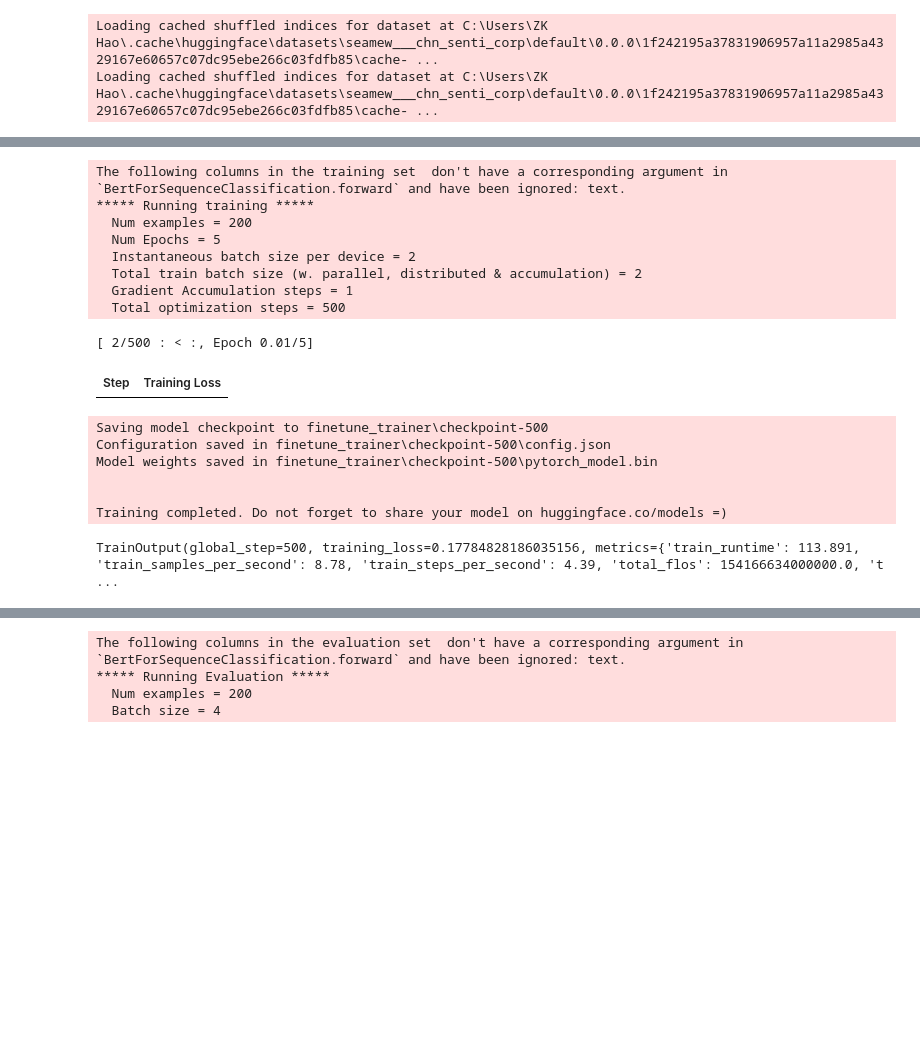
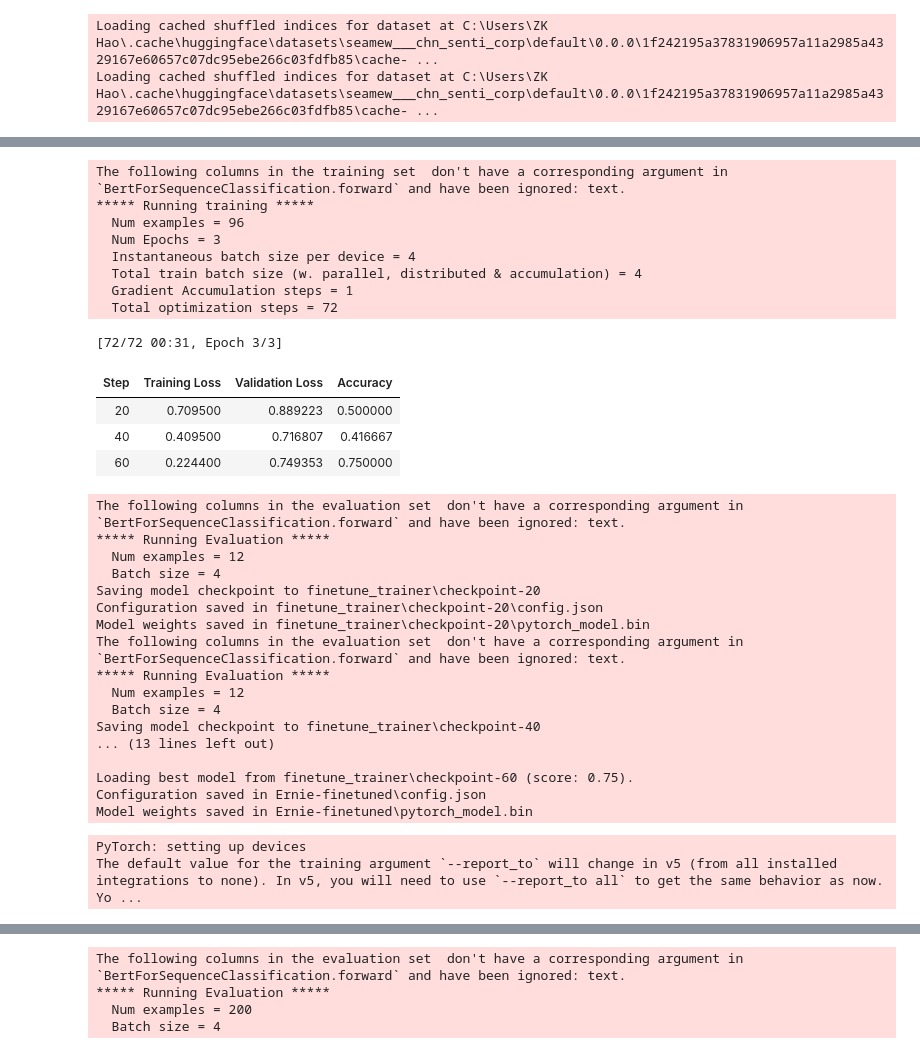
Before and after one commit to Hakump/Danmaku-Sentiment-and-Viewer-Activity, a Jupyter notebook: Ernie-finetune.ipynb, the cells around one changed output, grey strips where cells are left out. Saved outputs shown, nothing was run; the diff lists cells and outputs as text; code cells hidden in the pictures; blank space fills up the shorter version.

```diff
--- a/Ernie-finetune.ipynb
+++ b/Ernie-finetune.ipynb
@@ -44,6 +40,8 @@ tokenized_datasets = chn_train.map(process_data)
 # %%
-small_train_dataset = tokenized_datasets["train"].shuffle(seed=42)
-small_eval_dataset = tokenized_datasets["test"].shuffle(seed=42)
+# remove the select if want to train on the full set
+small_train_dataset = tokenized_datasets["train"].shuffle(seed=42).select(range(96))
+small_eval_dataset = tokenized_datasets["test"].shuffle(seed=42).select(range(12))
+# test_set = tokenized_datasets["dev"].shuffle(seed=42)
 # %% [output]
 Loading cached shuffled indices for dataset at C:\Users\ZK Hao\.cache\huggingface\datasets\seamew___chn_senti_corp\default\0.0.0\1f242195a37831906957a11a2985a4329167e60657c07dc95ebe266c03fdfb85\cache- ...
 Loading cached shuffled indices for dataset at C:\Users\ZK Hao\.cache\huggingface\datasets\seamew___chn_senti_corp\default\0.0.0\1f242195a37831906957a11a2985a4329167e60657c07dc95ebe266c03fdfb85\cache- ...
@@ -79,3 +77,17 @@ The default value for the training argument `--report_to` will change in v5 (fro
+# %%
+# set eval steps to larger (100) if train on the full set
+training_args = TrainingArguments('finetune_trainer',
+                                  evaluation_strategy="steps",
+                                  logging_dir='logs/',
+                                  warmup_steps=50,
+                                  eval_steps=20,
+                                  logging_steps=20,
+                                  per_device_train_batch_size=4,
+                                  per_device_eval_batch_size=4,
+                                  save_total_limit = 3,
+                                  load_best_model_at_end=True,
+                                  metric_for_best_model="accuracy" # check???
+                                  )
 # %%
 from datasets import load_metric
 metric = load_metric("accuracy")
@@ -87,34 +101,64 @@ def compute_metrics(eval_pred):
 # %%
-torch.cuda.empty_cache()
 model.to(device)
 
 trainer = Trainer(
     model=model,
     args=training_args,
     train_dataset=small_train_dataset,
     eval_dataset=small_eval_dataset,
     compute_metrics=compute_metrics,
 )
 
 trainer.train()
+model.save_pretrained("Ernie-finetuned")
 # %% [output]
 The following columns in the training set  don't have a corresponding argument in `BertForSequenceClassification.forward` and have been ignored: text.
 ***** Running training *****
-  Num examples = 200
-  Num Epochs = 5
-  Instantaneous batch size per device = 2
-  Total train batch size (w. parallel, distributed & accumulation) = 2
+  Num examples = 96
+  Num Epochs = 3
+  Instantaneous batch size per device = 4
+  Total train batch size (w. parallel, distributed & accumulation) = 4
   Gradient Accumulation steps = 1
-  Total optimization steps = 500
+  Total optimization steps = 72
-[ 2/500 : < :, Epoch 0.01/5]
+[72/72 00:31, Epoch 3/3]
-| Step | Training Loss |
+| Step | Training Loss | Validation Loss | Accuracy |
+| 20 | 0.709500 | 0.889223 | 0.500000 |
+| 40 | 0.409500 | 0.716807 | 0.416667 |
+| 60 | 0.224400 | 0.749353 | 0.750000 |
-Saving model checkpoint to finetune_trainer\checkpoint-500
-Configuration saved in finetune_trainer\checkpoint-500\config.json
-Model weights saved in finetune_trainer\checkpoint-500\pytorch_model.bin
+The following columns in the evaluation set  don't have a corresponding argument in `BertForSequenceClassification.forward` and have been ignored: text.
+***** Running Evaluation *****
+  Num examples = 12
+  Batch size = 4
+Saving model checkpoint to finetune_trainer\checkpoint-20
+Configuration saved in finetune_trainer\checkpoint-20\config.json
+Model weights saved in finetune_trainer\checkpoint-20\pytorch_model.bin
+The following columns in the evaluation set  don't have a corresponding argument in `BertForSequenceClassification.forward` and have been ignored: text.
+***** Running Evaluation *****
+  Num examples = 12
+  Batch size = 4
+Saving model checkpoint to finetune_trainer\checkpoint-40
+... (13 lines left out)
 
-
-Training completed. Do not forget to share your model on huggingface.co/models =)
+Loading best model from finetune_trainer\checkpoint-60 (score: 0.75).
+Configuration saved in Ernie-finetuned\config.json
+Model weights saved in Ernie-finetuned\pytorch_model.bin
-TrainOutput(global_step=500, training_loss=0.17784828186035156, metrics={'train_runtime': 113.891, 'train_samples_per_second': 8.78, 'train_steps_per_second': 4.39, 'total_flos': 154166634000000.0, 't ...
+# %%
+# load from fine-tuned model
+from transformers import Trainer, TrainingArguments
+
+# batch_size depends on the GPU memory
+
+training_args = TrainingArguments('finetune_trainer',
+                                  evaluation_strategy='steps',
+                                  eval_steps=100,
+                                  num_train_epochs=5,
+                                  per_device_train_batch_size=4,
+                                  per_device_eval_batch_size=4,
+                                  metric_for_best_model="accuracy" # check???
+                                  )
+# %% [output]
+PyTorch: setting up devices
+The default value for the training argument `--report_to` will change in v5 (from all installed integrations to none). In v5, you will need to use `--report_to all` to get the same behavior as now. Yo ...
 # %%
 torch.cuda.empty_cache()
 new_model = AutoModelForSequenceClassification.from_pretrained("finetune_trainer/checkpoint-500")
```
Also changed, not shown: parts of 17 cells of this notebook.
